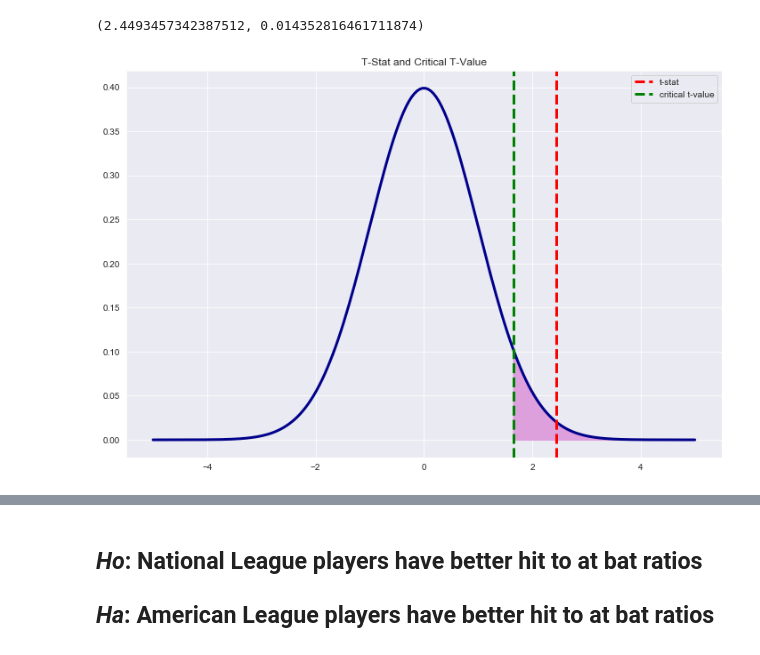
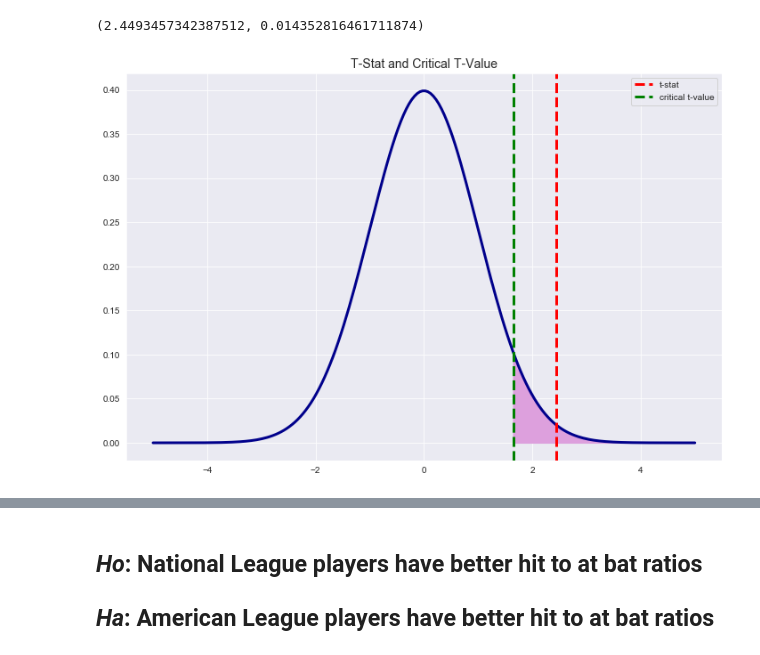
Before and after one commit to cjriggio/juiced, a Jupyter notebook: Juice-vs-Steroids.ipynb, the cells around one changed output, grey strips where cells are left out. Saved outputs shown, nothing was run; the diff lists cells and outputs as text; code cells hidden in the pictures.

```diff
--- a/Juice-vs-Steroids.ipynb
+++ b/Juice-vs-Steroids.ipynb
@@ -141,20 +152,20 @@ t_stat, p_value
 # %%
 xs = np.linspace(-5, 5, 200)
 ys = stats.t.pdf(xs, deg, 0, 1)
 
 fig = plt.figure(figsize=(12,8))
 
 ax = fig.gca()
 
 ax.plot(xs, ys, linewidth=3, color='darkblue')
 
 ax.axvline(t_stat, color='red', linestyle='--', lw=3,label='t-stat')
 
 ax.axvline(crit_val,color='green',linestyle='--',lw=3,label='critical t-value')
 
 ax.fill_betweenx(ys,xs,crit_val,where = xs > crit_val, color = 'plum')
-plt.title('T-Stat and Critical T-Value')
+plt.title('T-Stat and Critical T-Value', fontsize=14)
 ax.legend()
 plt.show()
 # %% [output]
-[figure, old version]
+[figure, new version]
```
Also changed, not shown: parts of 4 cells of this notebook, 1 other file.
